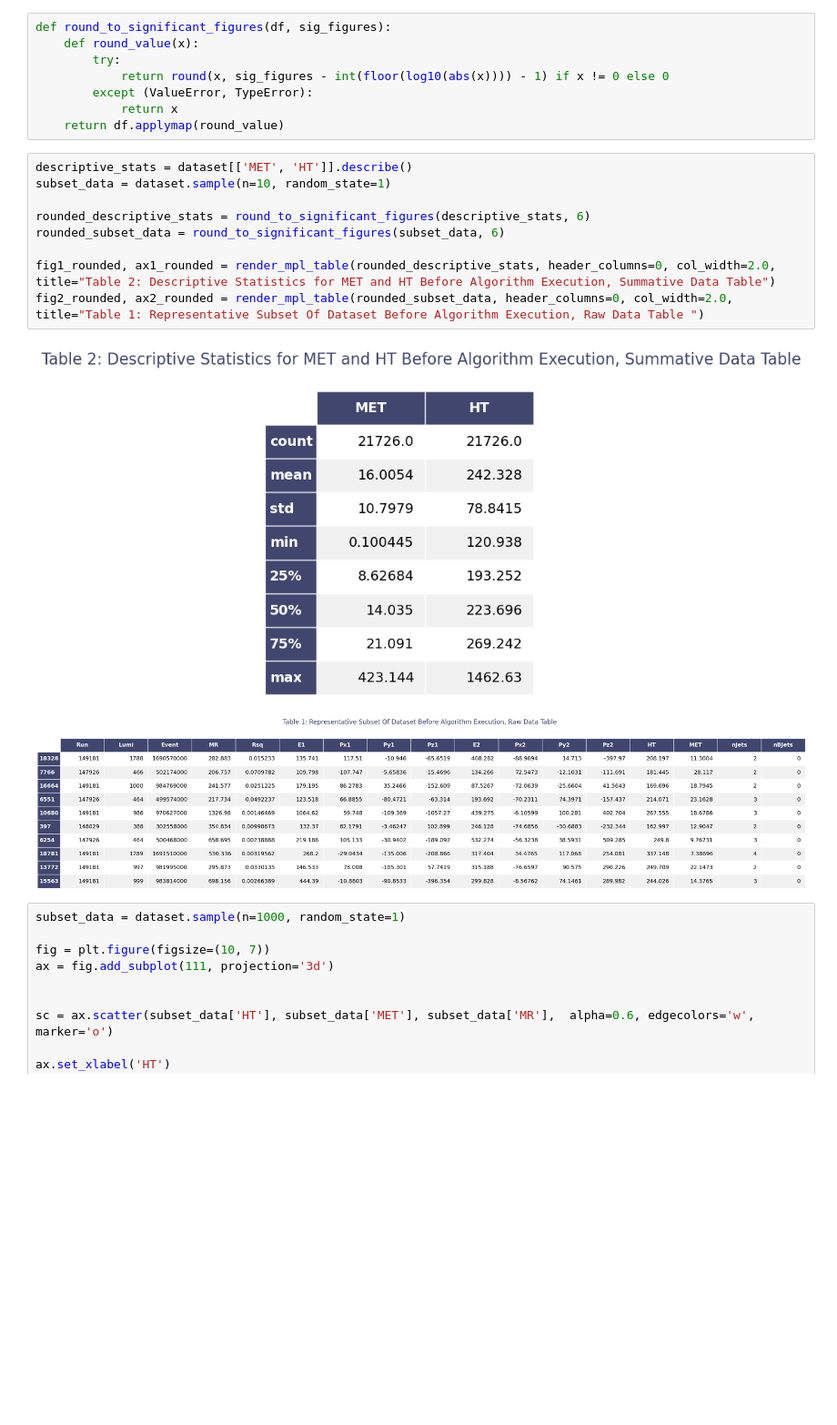
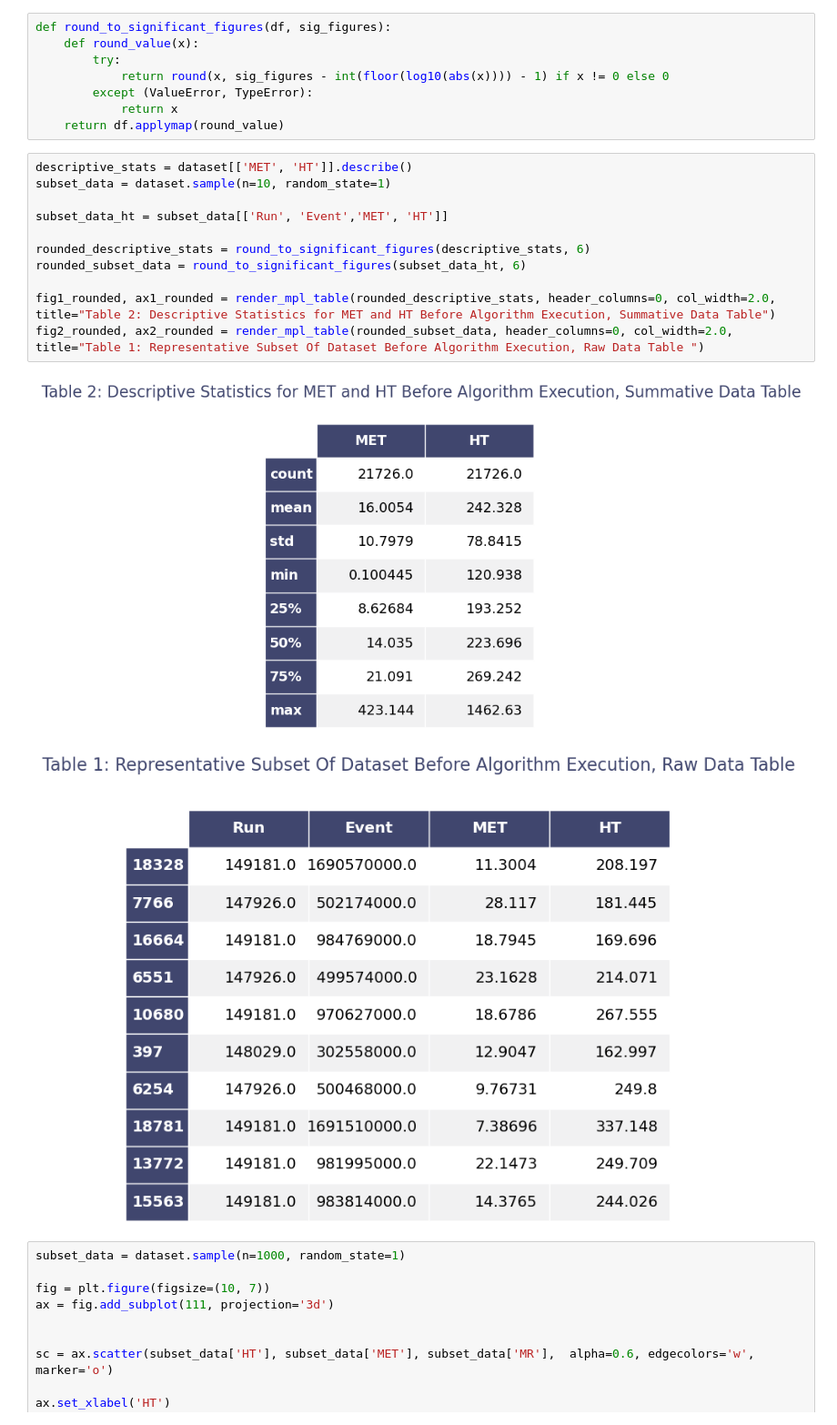
Before and after one commit to rtenacity/dark-matter-genetic, a Jupyter notebook: main.ipynb, the cells around one changed output. Shown at 91% size. Saved outputs shown, nothing was run; the diff lists cells and outputs as text; blank space fills up the shorter version.

```diff
--- a/main.ipynb
+++ b/main.ipynb
@@ -54,15 +54,17 @@ def round_to_significant_figures(df, sig_figures):
 # %%
 descriptive_stats = dataset[['MET', 'HT']].describe()
 subset_data = dataset.sample(n=10, random_state=1)
 
+subset_data_ht = subset_data[['Run', 'Event','MET', 'HT']]
+
 rounded_descriptive_stats = round_to_significant_figures(descriptive_stats, 6)
-rounded_subset_data = round_to_significant_figures(subset_data, 6)
+rounded_subset_data = round_to_significant_figures(subset_data_ht, 6)
 
 fig1_rounded, ax1_rounded = render_mpl_table(rounded_descriptive_stats, header_columns=0, col_width=2.0, title="Table 2: Descriptive Statistics for MET and HT Before Algorithm Execution, Summative Data Table")
 fig2_rounded, ax2_rounded = render_mpl_table(rounded_subset_data, header_columns=0, col_width=2.0, title="Table 1: Representative Subset Of Dataset Before Algorithm Execution, Raw Data Table ")
 # %% [output]
 [figure]
-[figure, old version]
+[figure, new version]
 # %%
 subset_data = dataset.sample(n=1000, random_state=1)
 
```
